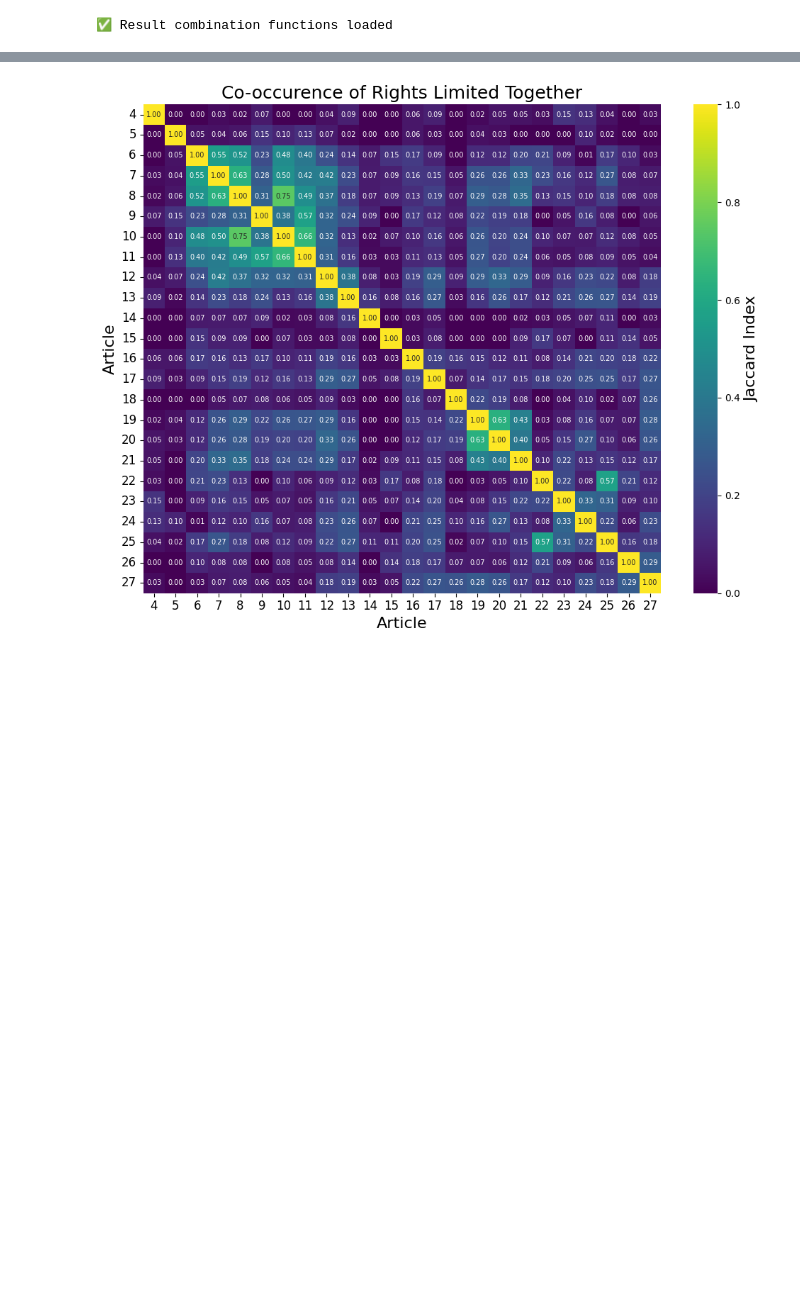
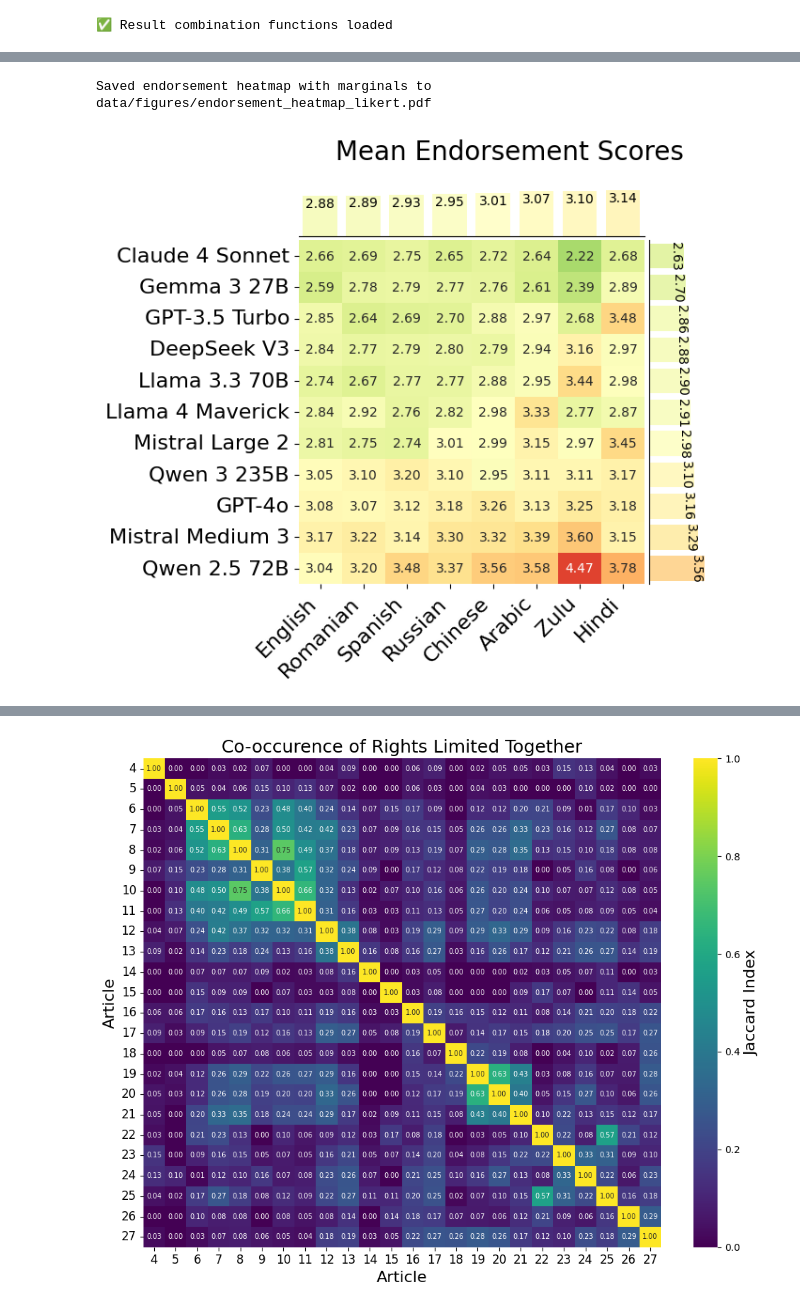
Before and after one commit to keenansamway/llm-human-rights, a Jupyter notebook: results_viz.ipynb, the cells around one changed output, grey strips where cells are left out. Saved outputs shown, nothing was run; the diff lists cells and outputs as text; code cells hidden in the pictures; blank space fills up the shorter version.

Commit message:
Tested new languages (8 total) and models (11 total)

```diff
--- a/results_viz.ipynb
+++ b/results_viz.ipynb
@@ -157,0 +204,3 @@ paragraph_results['model'] = paragraph_results['model'].replace(model_name_map)
+# %%
+# combine_individual_results_to_all_models(hide_output=True)
+likert_results, paragraph_results, model_name_map = get_all_results("standard")
@@ -942,0 +1073,7 @@ scenarios_df = pd.read_csv("data/scenarios/scenarios_single_right_multilingual.c
+# %%
+
+model_lang_endorsement = calculate_mean_endorsement_scores(likert_results, group_by=['model', 'lang_code'])
+endorsement_heatmap = plot_endorsement_heatmap(model_lang_endorsement, figsize=(6,6), save_plots="data/figures/endorsement_heatmap_likert.pdf", sort_by='order')
+# %% [output]
+Saved endorsement heatmap with marginals to data/figures/endorsement_heatmap_likert.pdf
+[figure, added]
```
Also changed, not shown: parts of 32 cells of this notebook, 5 other files.
